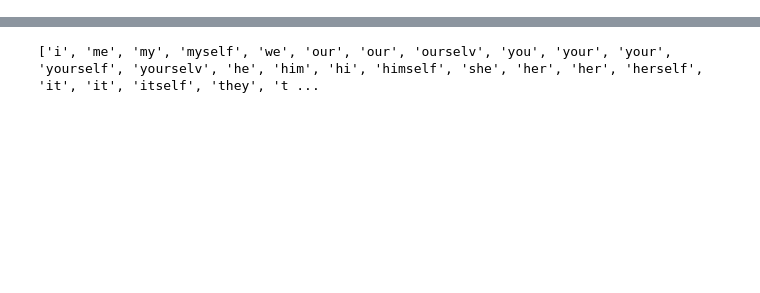
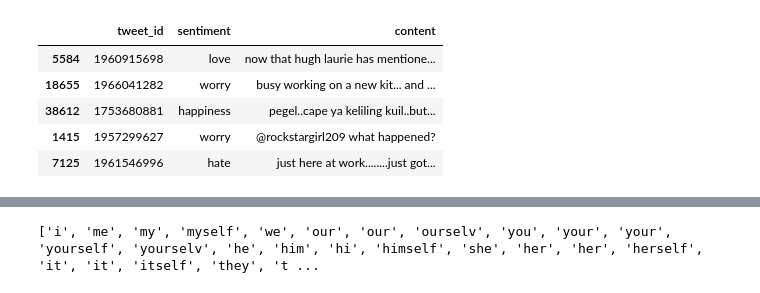
Before and after one commit to lokesh-kalamalla/NLP_Sentiment_Analysis, a Jupyter notebook: sentiment_analysis.ipynb, the cells around one changed output, grey strips where cells are left out. Cells and saved outputs as stored; diff of their text form; code cells hidden in the pictures; blank space fills up the shorter version.

```diff
--- a/sentiment_analysis.ipynb
+++ b/sentiment_analysis.ipynb
@@ -6,6 +22,14 @@ data=pd.read_csv("./tweet_emotions.csv")
 # %%
 import numpy as np
 data = data.sample(frac=1)
+data.tail()
+# %% [output]
+|  | tweet_id | sentiment | content |
+| 5584 | 1960915698 | love | now that hugh laurie has mentione... |
+| 18655 | 1966041282 | worry | busy working on a new kit... and ... |
+| 38612 | 1753680881 | happiness | pegel..cape ya keliling kuil..but... |
+| 1415 | 1957299627 | worry | @rockstargirl209 what happened? |
+| 7125 | 1961546996 | hate | just here at work........just got... |
 # %%
 data.pop("tweet_id")
 # %% [output]
```
Also changed, not shown: parts of 78 cells of this notebook.
